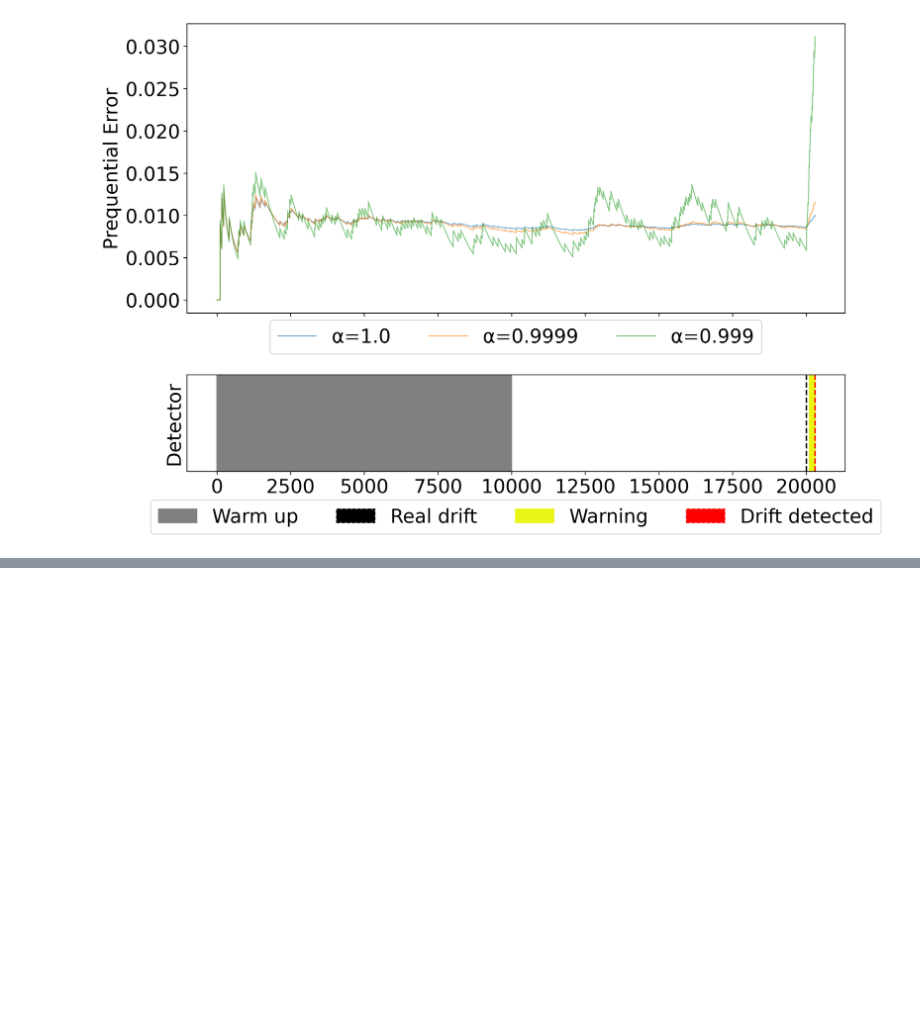
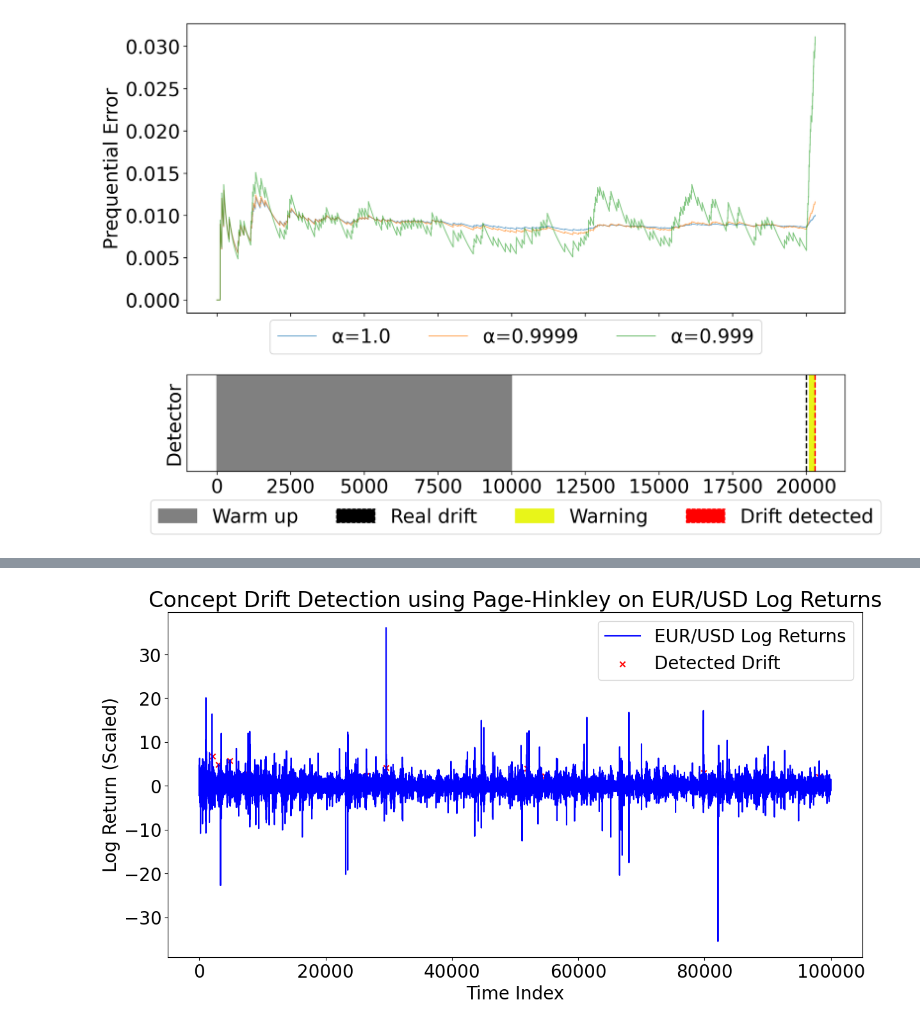
Before and after one commit to Moctader/Multiple_financial_model, a Jupyter notebook: test.ipynb, the cells around one changed output, grey strips where cells are left out. Cells and saved outputs as stored; diff of their text form; code cells hidden in the pictures; blank space fills up the shorter version.

```diff
--- a/test.ipynb
+++ b/test.ipynb
@@ -454,0 +466,90 @@ All error rates during the test phase:
+# %%
+import pandas as pd
+import numpy as np
+from sklearn.preprocessing import StandardScaler
+import matplotlib.pyplot as plt
+
+# Load and preprocess the CSV data
+data = pd.read_csv('EODHD_EURUSD_HISTORICAL_2019_2024_1min.csv').head(100000)
+data = data[['close']]
+
+# Log transformation to compute returns
+data = np.log(data / data.shift(1))
+
+# Drop missing values after shift
+data = data.dropna()
+
+# Standardize the data (mean 0, variance 1)
+scaler = StandardScaler()
+scaled_result = scaler.fit_transform(data.values.reshape(-1, 1))
+data['close'] = pd.Series(scaled_result.flatten())
+
+# Create the target column (next period's value)
+data['target'] = data['close'].shift(-1).dropna()
+data = data.dropna()
+
+# Page-Hinkley Algorithm
+class PageHinkley:
+    def __init__(self, delta_=0.005, lambda_=50, alpha_=1 - 0.0001):
+        self.delta_ = delta_
+        self.lambda_ = lambda_
+        self.alpha_ = alpha_
+        self.m_n = 1
+        self.sum = 0.0
+        self.x_mean = 0.0
+        self.change_detected = False
+
+    def __reset_params(self, delta_=0.005, lambda_=50, alpha_=1 - 0.0001):
+        """
+        Reset parameters after drift detection.
+        """
+        self.delta_ = delta_
+        self.lambda_ = lambda_
+        self.alpha_ = alpha_
+        self.m_n = 1
+        self.x_mean = 0.0
+        self.sum = 0.0
+
+    def set_input(self, x):
+        """
+        Add new data and check for concept drift.
+        :param x: input data
+        :return: boolean indicating drift detection
+        """
+        self.__detect_drift(x)
+        return self.change_detected
+
+    def __detect_drift(self, x):
+        """
+        Apply the Page-Hinkley concept drift detection algorithm.
+        """
+        self.x_mean = self.x_mean + (x - self.x_mean) / self.m_n
+        self.sum = self.sum * self.alpha_ + (x - self.x_mean - self.delta_)
+        self.m_n += 1
+        self.change_detected = self.sum > self.lambda_
+
+        if self.change_detected:
+            print(f"Drift detected at sum: {self.sum}")
+            self.__reset_params()
+
+# Initialize the Page-Hinkley detector
+ph = PageHinkley(delta_=0.005, lambda_=50, alpha_=1 - 0.0001)
+
+# Run Page-Hinkley on the dataset to detect drift points
+drift_points = []
+for i in range(len(data['close'])):
+    value = data['close'].iloc[i]
+    change_detected = ph.set_input(value)
+    if change_detected:
+        drift_points.append(i)  # Store the index where drift is detected
+
+# Visualize the detected drift points
+plt.figure(figsize=(14, 7))
+plt.plot(data.index, data['close'], label='EUR/USD Log Returns', color='blue')
+plt.scatter(drift_points, data['close'].iloc[drift_points], color='red', label='Detected Drift', marker='x')
+plt.title('Concept Drift Detection using Page-Hinkley on EUR/USD Log Returns')
+plt.xlabel('Time Index')
+plt.ylabel('Log Return (Scaled)')
+plt.legend()
+plt.show()
+# %% [output]
@@ -454,0 +569 @@ All error rates during the test phase:
+[figure, added]
```
Also changed, not shown: parts of 2 cells of this notebook.
